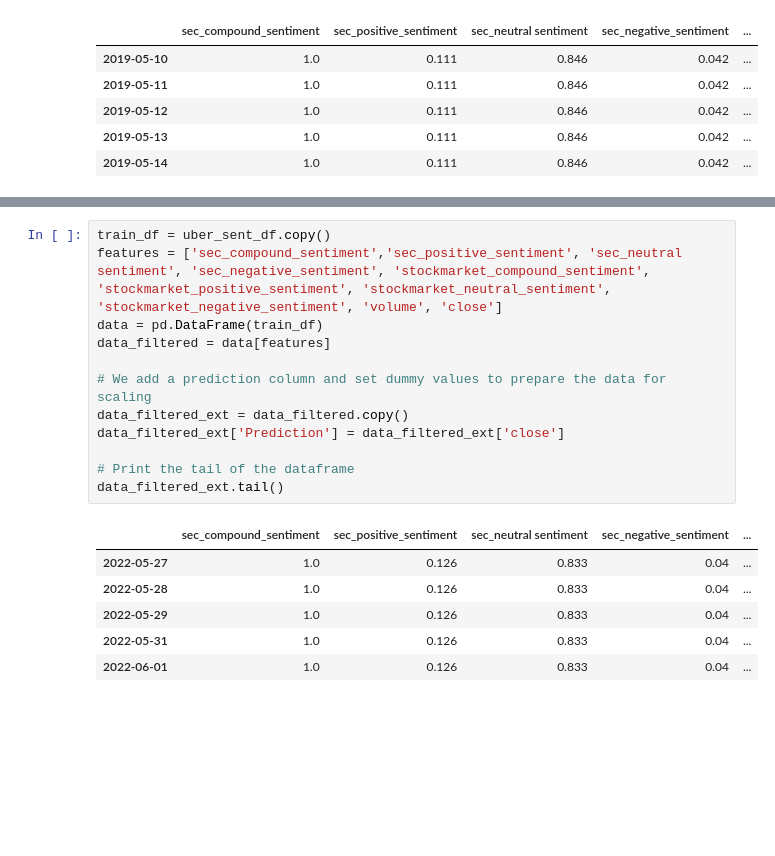
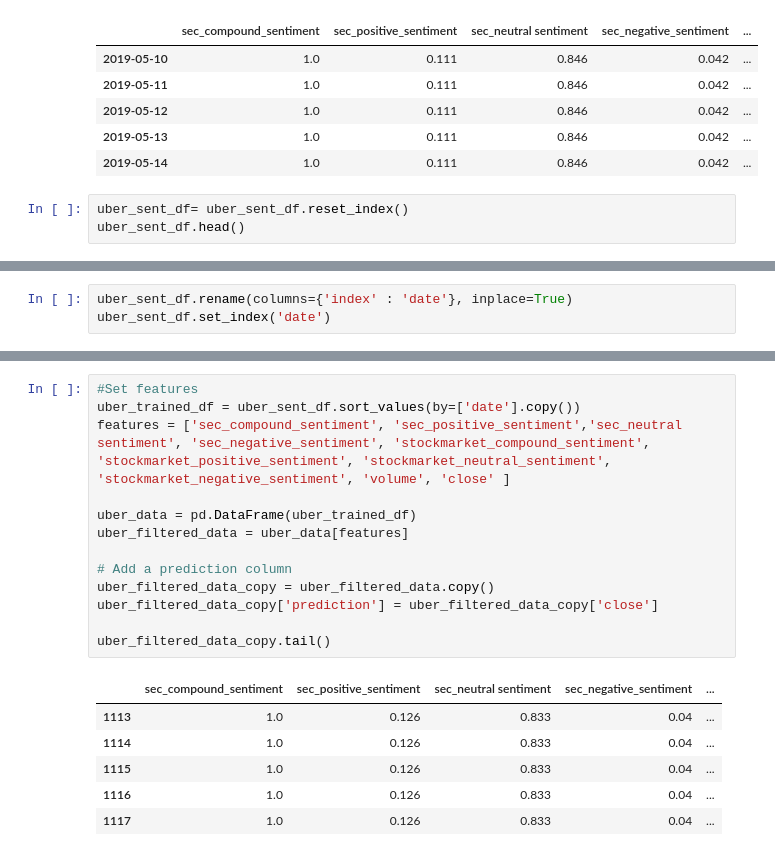
Before and after one commit to JoeHGeoghegan/P2G2-ProjectGit, a Jupyter notebook: Notebooks/models/UBER/LSTM_model_uber copy.ipynb, the cells around one changed output, grey strips where cells are left out. Drawn from its saved outputs; the diff is of its cells as text; blank space fills up the shorter version.

```diff
--- a/Notebooks/models/UBER/LSTM_model_uber copy.ipynb
+++ b/Notebooks/models/UBER/LSTM_model_uber copy.ipynb
@@ -20,3 +28,6 @@ uber_sent_df.head()
 | 2019-05-12 | 1.0 | 0.111 | 0.846 | 0.042 | ... |
 | 2019-05-13 | 1.0 | 0.111 | 0.846 | 0.042 | ... |
 | 2019-05-14 | 1.0 | 0.111 | 0.846 | 0.042 | ... |
+# %%
+uber_sent_df= uber_sent_df.reset_index()
+uber_sent_df.head()
@@ -22,0 +41,3 @@ uber_sent_df.head()
+# %%
+uber_sent_df.rename(columns={'index' : 'date'}, inplace=True)
+uber_sent_df.set_index('date')
@@ -23,21 +59,23 @@ uber_sent_df.head()
 # %%
-train_df = uber_sent_df.copy()
-features = ['sec_compound_sentiment','sec_positive_sentiment', 'sec_neutral sentiment', 'sec_negative_sentiment', 'stockmarket_compound_sentiment', 'stockmarket_positive_sentiment', 'stockmarket_neutral_sentiment', 'stockmarket_negative_sentiment', 'volume', 'close']
-data = pd.DataFrame(train_df)
-data_filtered = data[features]
+#Set features
+uber_trained_df = uber_sent_df.sort_values(by=['date'].copy())
+features = ['sec_compound_sentiment', 'sec_positive_sentiment','sec_neutral sentiment', 'sec_negative_sentiment', 'stockmarket_compound_sentiment',
+'stockmarket_positive_sentiment', 'stockmarket_neutral_sentiment', 'stockmarket_negative_sentiment', 'volume', 'close' ]
 
-# We add a prediction column and set dummy values to prepare the data for scaling
-data_filtered_ext = data_filtered.copy()
-data_filtered_ext['Prediction'] = data_filtered_ext['close']
+uber_data = pd.DataFrame(uber_trained_df)
+uber_filtered_data = uber_data[features]
 
-# Print the tail of the dataframe
-data_filtered_ext.tail()
+# Add a prediction column
+uber_filtered_data_copy = uber_filtered_data.copy()
+uber_filtered_data_copy['prediction'] = uber_filtered_data_copy['close']
+
+uber_filtered_data_copy.tail()
 # %% [output]
 |  | sec_compound_sentiment | sec_positive_sentiment | sec_neutral sentiment | sec_negative_sentiment | ... |
-| 2022-05-27 | 1.0 | 0.126 | 0.833 | 0.04 | ... |
-| 2022-05-28 | 1.0 | 0.126 | 0.833 | 0.04 | ... |
-| 2022-05-29 | 1.0 | 0.126 | 0.833 | 0.04 | ... |
-| 2022-05-31 | 1.0 | 0.126 | 0.833 | 0.04 | ... |
-| 2022-06-01 | 1.0 | 0.126 | 0.833 | 0.04 | ... |
+| 1113 | 1.0 | 0.126 | 0.833 | 0.04 | ... |
+| 1114 | 1.0 | 0.126 | 0.833 | 0.04 | ... |
+| 1115 | 1.0 | 0.126 | 0.833 | 0.04 | ... |
+| 1116 | 1.0 | 0.126 | 0.833 | 0.04 | ... |
+| 1117 | 1.0 | 0.126 | 0.833 | 0.04 | ... |
 # %%
 from sklearn.preprocessing import MinMaxScaler
```
Also changed, not shown: parts of 15 cells of this notebook.
